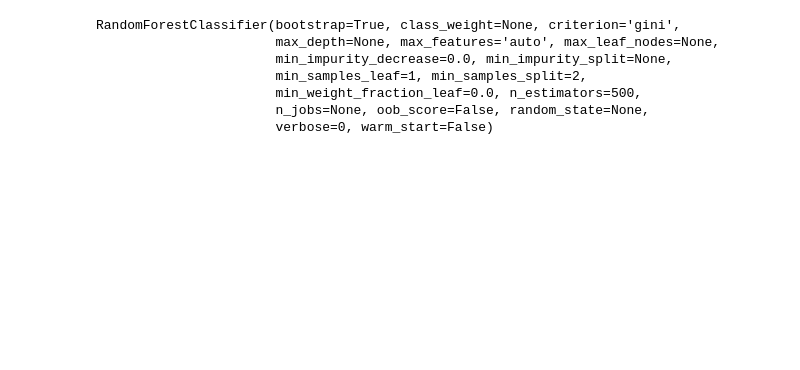
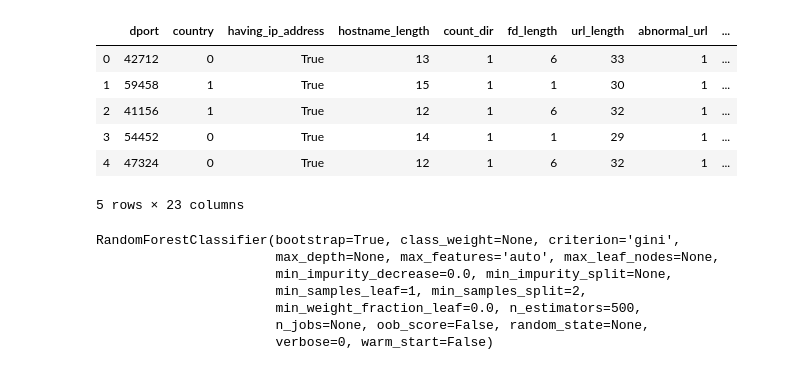
Before and after one commit to danielopezalamo/tma_project, a Jupyter notebook: model/RandomForest.ipynb, the cells around one changed output. Drawn from its saved outputs; the diff is of its cells as text; code cells hidden in the pictures; blank space fills up the shorter version.

```diff
--- a/model/RandomForest.ipynb
+++ b/model/RandomForest.ipynb
@@ -13,3 +13,13 @@ info_csv = pd.read_csv('../data/complete_transformed_CSV.csv')
+# %%
+info_csv.head()
+# %% [output]
+|  | dport | country | having_ip_address | hostname_length | count_dir | fd_length | url_length | abnormal_url | ... |
+| 0 | 42712 | 0 | True | 13 | 1 | 6 | 33 | 1 | ... |
+| 1 | 59458 | 1 | True | 15 | 1 | 1 | 30 | 1 | ... |
+| 2 | 41156 | 1 | True | 12 | 1 | 6 | 32 | 1 | ... |
+| 3 | 54452 | 0 | True | 14 | 1 | 1 | 29 | 1 | ... |
+| 4 | 47324 | 0 | True | 12 | 1 | 6 | 32 | 1 | ... |
+5 rows × 23 columns
 # %%
 y = info_csv['malicious']
 X = info_csv.drop('malicious', axis=1)
```
Also changed, not shown: parts of 5 cells of this notebook, 3 other files.
